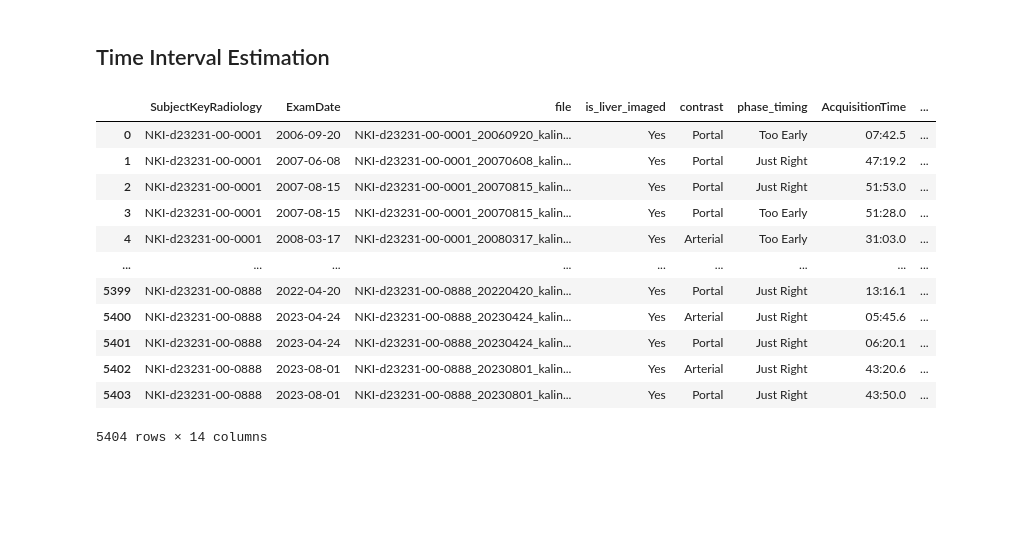
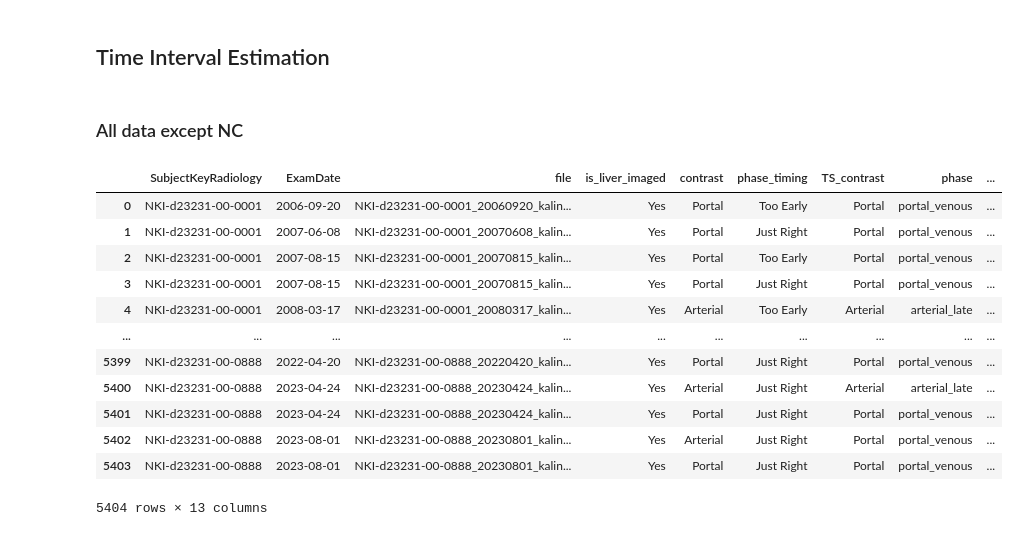
Before and after one commit to ljestaciocerquin/contrast_phase, a Jupyter notebook: total_seg.ipynb, the cells around one changed output. Saved outputs shown, nothing was run; the diff lists cells and outputs as text; code cells hidden in the pictures; blank space fills up the shorter version.

```diff
--- a/total_seg.ipynb
+++ b/total_seg.ipynb
@@ -421,28 +387,30 @@ Arterial Too Early             12
 Name: count, dtype: int64
 # %% [markdown]
 ## Time Interval Estimation
+# %% [markdown]
+### All data except NC
 # %%
-contrast_data = merged_data[merged_data["contrast"] !='Non-contrast']
+contrast_data = merged_data[merged_data["contrast"] !='Non-contrast'] # ignore the NC images as they are only 42
+cols = ['SubjectKeyRadiology', 'ExamDate','file', 'is_liver_imaged',
+        'contrast', 'phase_timing', 'TS_contrast', 'phase', 'AcquisitionTime','pi_time',
+        'pi_time_min', 'pi_time_max', 'stddev']
 
-contrast_data=contrast_data.sort_values(by=['SubjectKeyRadiology', 'ExamDate','contrast'], ascending=[True, True, True]).reset_index()
-contrast_data[['SubjectKeyRadiology', 'ExamDate','file', 'is_liver_imaged',
-            'contrast', 'phase_timing', 'AcquisitionTime','pi_time',
-            'phase', 'probability', 'pi_time_min', 'pi_time_max', 'stddev',
-            'TS_contrast']]
+contrast_data=contrast_data.sort_values(by=['SubjectKeyRadiology', 'ExamDate','AcquisitionTime'], ascending=[True, True, True]).reset_index()
+contrast_data[cols]
 # %% [output]
-|  | SubjectKeyRadiology | ExamDate | file | is_liver_imaged | contrast | phase_timing | AcquisitionTime | ... |
-| 0 | NKI-d23231-00-0001 | 2006-09-20 | NKI-d23231-00-0001_20060920_kalin... | Yes | Portal | Too Early | 07:42.5 | ... |
-| 1 | NKI-d23231-00-0001 | 2007-06-08 | NKI-d23231-00-0001_20070608_kalin... | Yes | Portal | Just Right | 47:19.2 | ... |
-| 2 | NKI-d23231-00-0001 | 2007-08-15 | NKI-d23231-00-0001_20070815_kalin... | Yes | Portal | Just Right | 51:53.0 | ... |
-| 3 | NKI-d23231-00-0001 | 2007-08-15 | NKI-d23231-00-0001_20070815_kalin... | Yes | Portal | Too Early | 51:28.0 | ... |
-| 4 | NKI-d23231-00-0001 | 2008-03-17 | NKI-d23231-00-0001_20080317_kalin... | Yes | Arterial | Too Early | 31:03.0 | ... |
-| ... | ... | ... | ... | ... | ... | ... | ... | ... |
-| 5399 | NKI-d23231-00-0888 | 2022-04-20 | NKI-d23231-00-0888_20220420_kalin... | Yes | Portal | Just Right | 13:16.1 | ... |
-| 5400 | NKI-d23231-00-0888 | 2023-04-24 | NKI-d23231-00-0888_20230424_kalin... | Yes | Arterial | Just Right | 05:45.6 | ... |
-| 5401 | NKI-d23231-00-0888 | 2023-04-24 | NKI-d23231-00-0888_20230424_kalin... | Yes | Portal | Just Right | 06:20.1 | ... |
-| 5402 | NKI-d23231-00-0888 | 2023-08-01 | NKI-d23231-00-0888_20230801_kalin... | Yes | Arterial | Just Right | 43:20.6 | ... |
-| 5403 | NKI-d23231-00-0888 | 2023-08-01 | NKI-d23231-00-0888_20230801_kalin... | Yes | Portal | Just Right | 43:50.0 | ... |
+|  | SubjectKeyRadiology | ExamDate | file | is_liver_imaged | contrast | phase_timing | TS_contrast | phase | ... |
+| 0 | NKI-d23231-00-0001 | 2006-09-20 | NKI-d23231-00-0001_20060920_kalin... | Yes | Portal | Too Early | Portal | portal_venous | ... |
+| 1 | NKI-d23231-00-0001 | 2007-06-08 | NKI-d23231-00-0001_20070608_kalin... | Yes | Portal | Just Right | Portal | portal_venous | ... |
+| 2 | NKI-d23231-00-0001 | 2007-08-15 | NKI-d23231-00-0001_20070815_kalin... | Yes | Portal | Too Early | Portal | portal_venous | ... |
+| 3 | NKI-d23231-00-0001 | 2007-08-15 | NKI-d23231-00-0001_20070815_kalin... | Yes | Portal | Just Right | Portal | portal_venous | ... |
+| 4 | NKI-d23231-00-0001 | 2008-03-17 | NKI-d23231-00-0001_20080317_kalin... | Yes | Arterial | Too Early | Arterial | arterial_late | ... |
+| ... | ... | ... | ... | ... | ... | ... | ... | ... | ... |
+| 5399 | NKI-d23231-00-0888 | 2022-04-20 | NKI-d23231-00-0888_20220420_kalin... | Yes | Portal | Just Right | Portal | portal_venous | ... |
+| 5400 | NKI-d23231-00-0888 | 2023-04-24 | NKI-d23231-00-0888_20230424_kalin... | Yes | Arterial | Just Right | Arterial | arterial_late | ... |
+| 5401 | NKI-d23231-00-0888 | 2023-04-24 | NKI-d23231-00-0888_20230424_kalin... | Yes | Portal | Just Right | Portal | portal_venous | ... |
+| 5402 | NKI-d23231-00-0888 | 2023-08-01 | NKI-d23231-00-0888_20230801_kalin... | Yes | Arterial | Just Right | Portal | portal_venous | ... |
+| 5403 | NKI-d23231-00-0888 | 2023-08-01 | NKI-d23231-00-0888_20230801_kalin... | Yes | Portal | Just Right | Portal | portal_venous | ... |
-5404 rows × 14 columns
+5404 rows × 13 columns
 # %%
 subset = ['SubjectKeyRadiology', 'ExamDate',
             'contrast', 'phase_timing', 'AcquisitionTime','pi_time',
```
Also changed, not shown: parts of 26 cells of this notebook.
